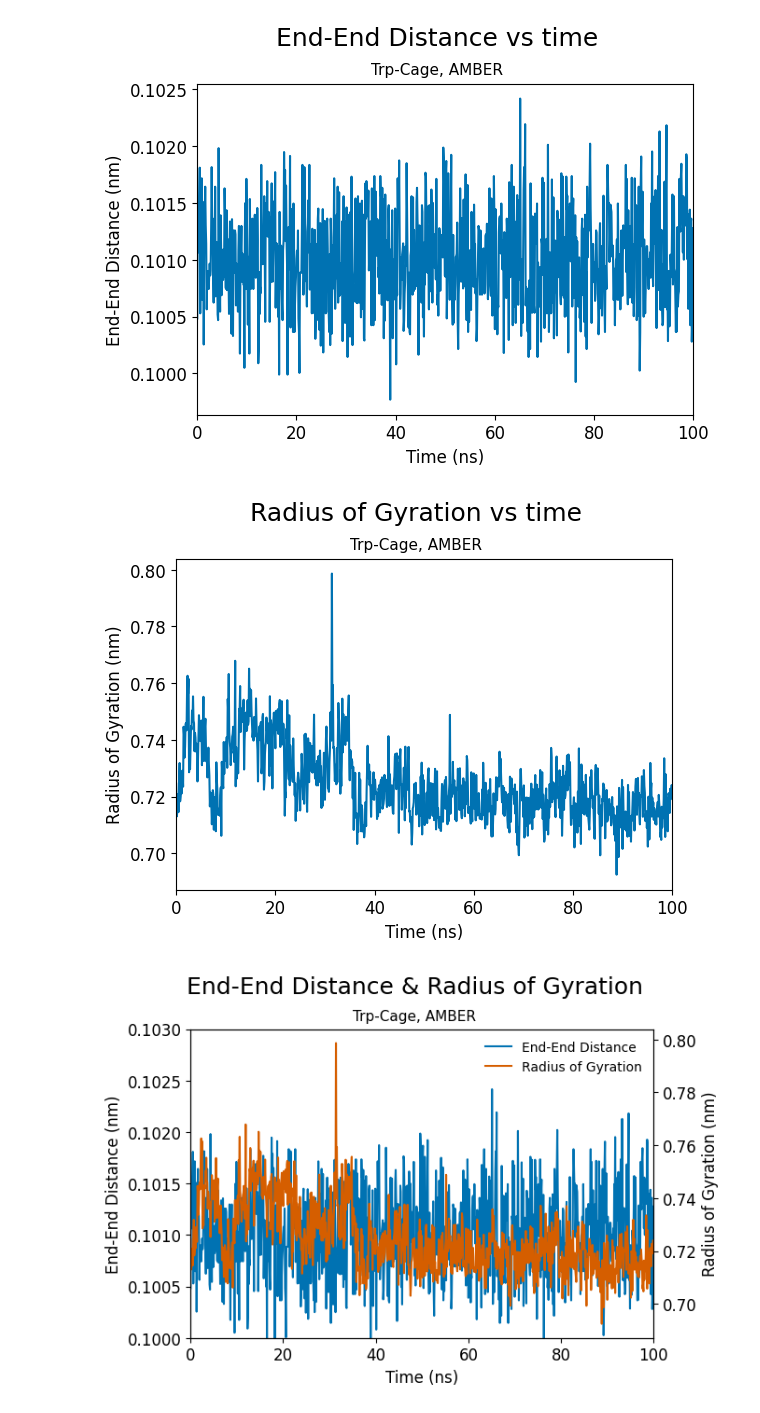
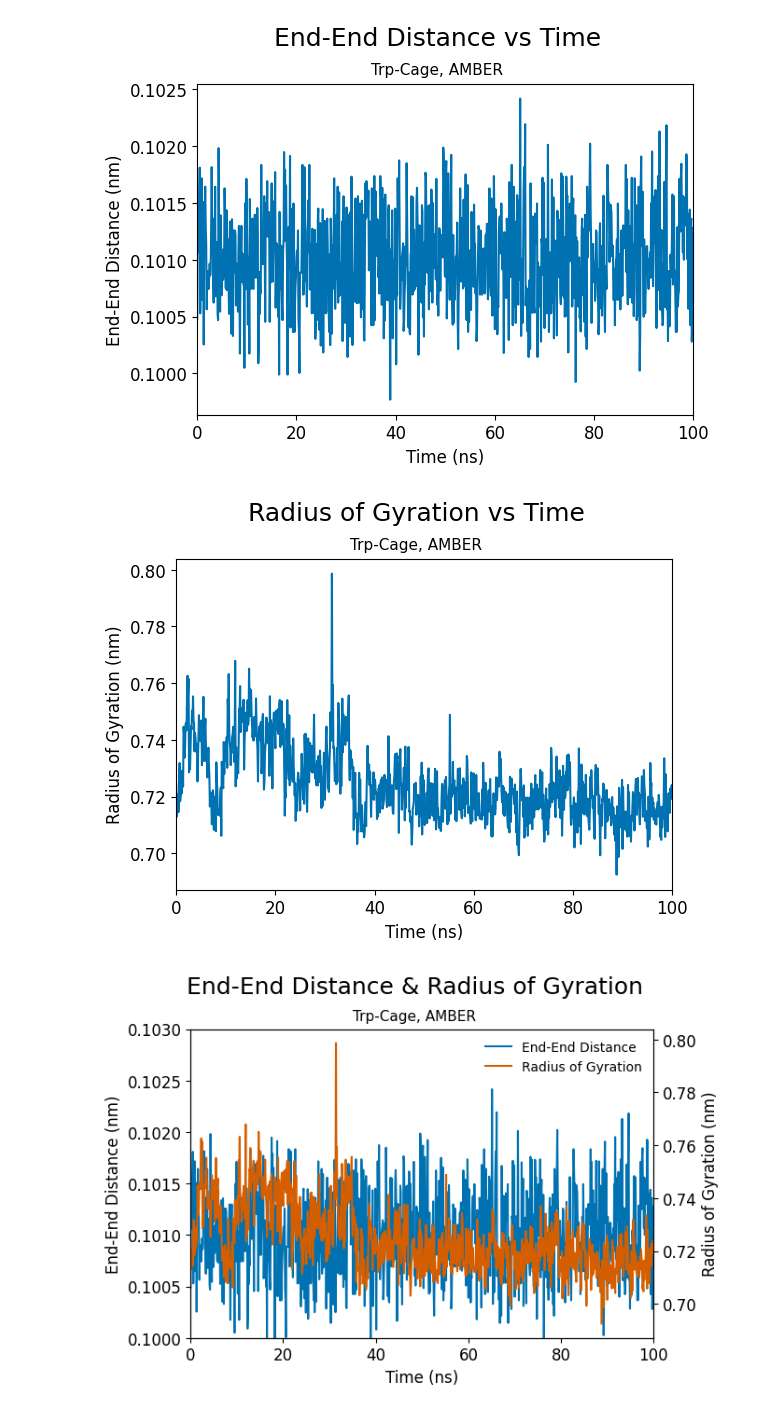
Before and after one commit to cerbveen/comp-lab-class, a Jupyter notebook: Week4/Analysis/Trp-Cage_Analysis.ipynb, the cells around one changed output. Saved outputs shown, nothing was run; the diff lists cells and outputs as text; code cells hidden in the pictures.

```diff
--- a/Week4/Analysis/Trp-Cage_Analysis.ipynb
+++ b/Week4/Analysis/Trp-Cage_Analysis.ipynb
@@ -52,27 +53,27 @@ plt.savefig(fname, format='pdf', dpi=300, bbox_inches='tight')
 # %%
 # figure 2: radius of gyration vs time
 # calculate the radius of gyration
 radius_gyration=md.compute_rg(traj)
 # plot the radius of gyration vs time, colorblind-friendly
 fig=plt.figure(2)
 plt.plot(traj.time/1000,radius_gyration,color='#0072B2')
 # set the axis labels, fontsize = 12
 plt.xlabel('Time (ns)',fontsize=12)
 plt.ylabel('Radius of Gyration (nm)',fontsize=12)
 # two lines of title
-plt.text(x=0.5, y=0.88, s="Radius of Gyration vs time", fontsize=18, ha="center", transform=fig.transFigure)
+plt.text(x=0.5, y=0.88, s="Radius of Gyration vs Time", fontsize=18, ha="center", transform=fig.transFigure)
 plt.text(x=0.5, y=0.82, s= "Trp-Cage, AMBER", fontsize=11, ha="center", transform=fig.transFigure)
 plt.subplots_adjust(top=0.8, wspace=0.3)
 # modify the tick labels to be fontsize = 12
 plt.xticks(fontsize=12)
 plt.yticks(fontsize=12)
 # set limits for the axes
 plt.xlim(0,100)
 # save figure as pdf in ../Figures
 fname = '../Figures/fig.2-[Trp-Cage_Amber]Radius_of_Gyration.pdf'
 plt.savefig(fname, format='pdf', dpi=300, bbox_inches='tight')
 # %% [output]
-[figure, old version]
+[figure, new version]
 # %%
 # figure 3: combined plot of end-end distance and radius of gyration, different y-axes
 # plot the end-end distance vs time, colorblind-friendly
```
Also changed, not shown: parts of 2 cells of this notebook, 5 other files.
